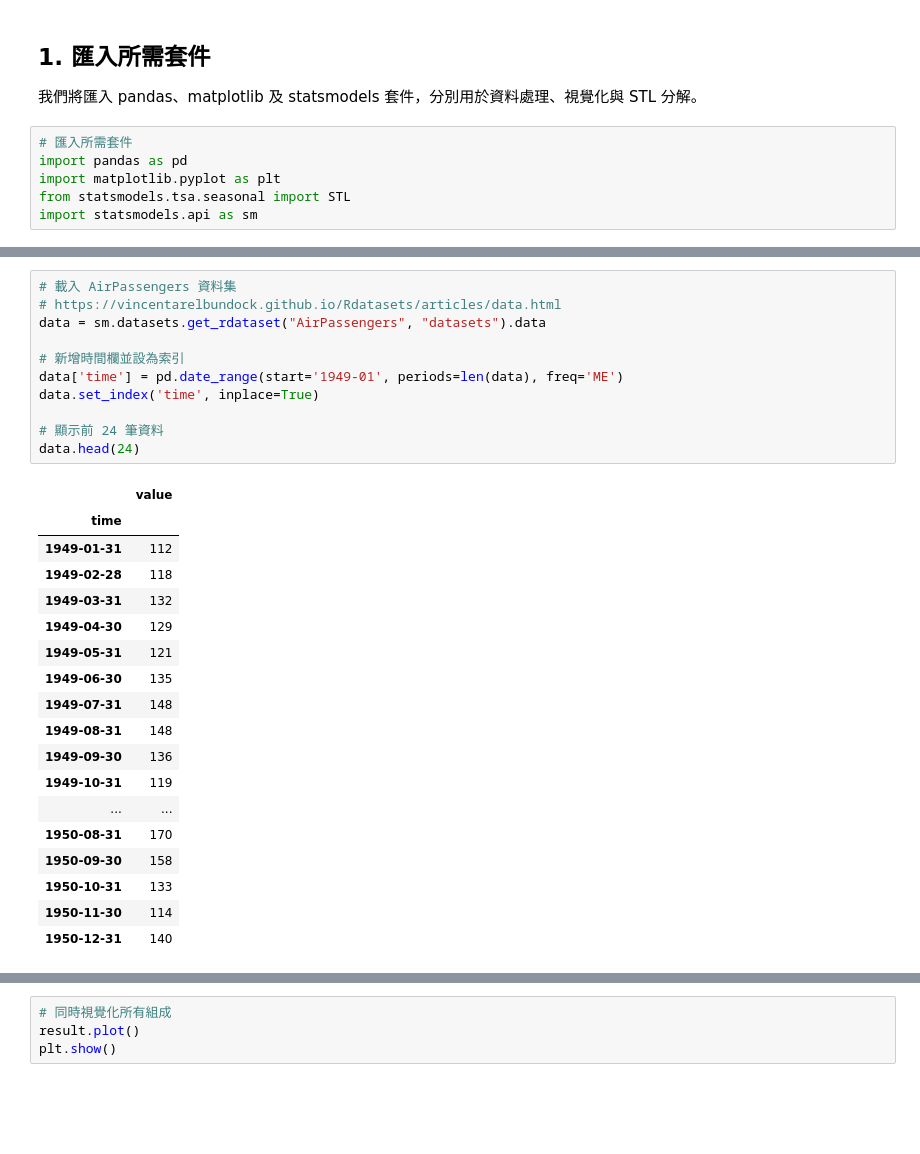
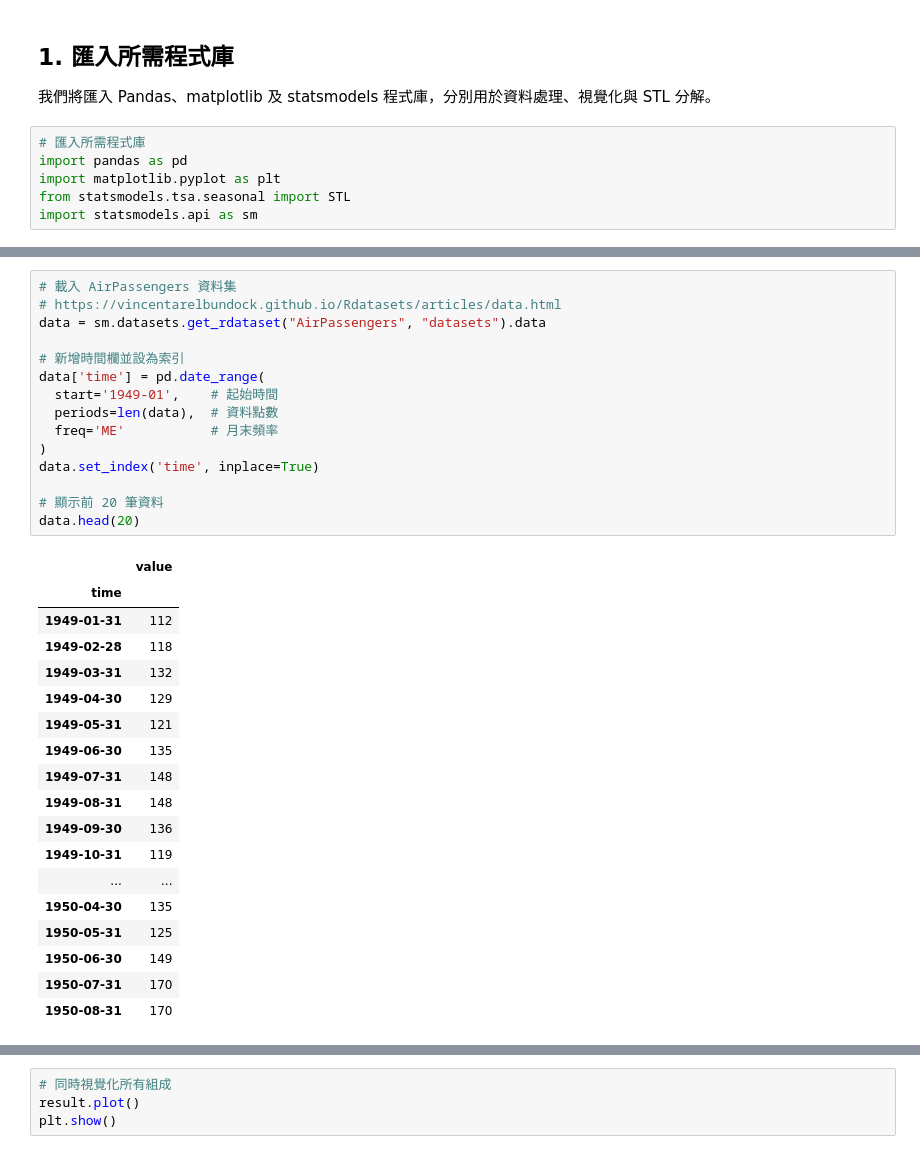
Before and after one commit to jonascheng/anomalyebook, a Jupyter notebook: 03_stl-decomposition.ipynb, the cells around one changed output, grey strips where cells are left out. Drawn from its saved outputs; the diff is of its cells as text; blank space fills up the shorter version.

```diff
--- a/03_stl-decomposition.ipynb
+++ b/03_stl-decomposition.ipynb
@@ -16,11 +18,11 @@
 - [statsmodels STL 文件](https://www.statsmodels.org/stable/generated/statsmodels.tsa.seasonal.STL.html)
 - [AirPassengers 資料集](https://vincentarelbundock.github.io/Rdatasets/articles/data.html)
 # %% [markdown]
-## 1. 匯入所需套件
+## 1. 匯入所需程式庫
 
-我們將匯入 pandas、matplotlib 及 statsmodels 套件，分別用於資料處理、視覺化與 STL 分解。
+我們將匯入 Pandas、matplotlib 及 statsmodels 程式庫，分別用於資料處理、視覺化與 STL 分解。
 # %%
-# 匯入所需套件
+# 匯入所需程式庫
 import pandas as pd
 import matplotlib.pyplot as plt
 from statsmodels.tsa.seasonal import STL
@@ -32,30 +36,34 @@ import statsmodels.api as sm
 # %%
 # 載入 AirPassengers 資料集
 # https://vincentarelbundock.github.io/Rdatasets/articles/data.html
 data = sm.datasets.get_rdataset("AirPassengers", "datasets").data
 
 # 新增時間欄並設為索引
-data['time'] = pd.date_range(start='1949-01', periods=len(data), freq='ME')
+data['time'] = pd.date_range(
+  start='1949-01',    # 起始時間
+  periods=len(data),  # 資料點數
+  freq='ME'           # 月末頻率
+)
 data.set_index('time', inplace=True)
 
-# 顯示前 24 筆資料
-data.head(24)
+# 顯示前 20 筆資料
+data.head(20)
 # %% [output]
 |  | value |
 | time |  |
 | 1949-01-31 | 112 |
 | 1949-02-28 | 118 |
 | 1949-03-31 | 132 |
 | 1949-04-30 | 129 |
 | 1949-05-31 | 121 |
 | 1949-06-30 | 135 |
 | 1949-07-31 | 148 |
 | 1949-08-31 | 148 |
 | 1949-09-30 | 136 |
 | 1949-10-31 | 119 |
 | ... | ... |
+| 1950-04-30 | 135 |
+| 1950-05-31 | 125 |
+| 1950-06-30 | 149 |
+| 1950-07-31 | 170 |
 | 1950-08-31 | 170 |
-| 1950-09-30 | 158 |
-| 1950-10-31 | 133 |
-| 1950-11-30 | 114 |
-| 1950-12-31 | 140 |
```
Also changed, not shown: parts of 17 cells of this notebook.
